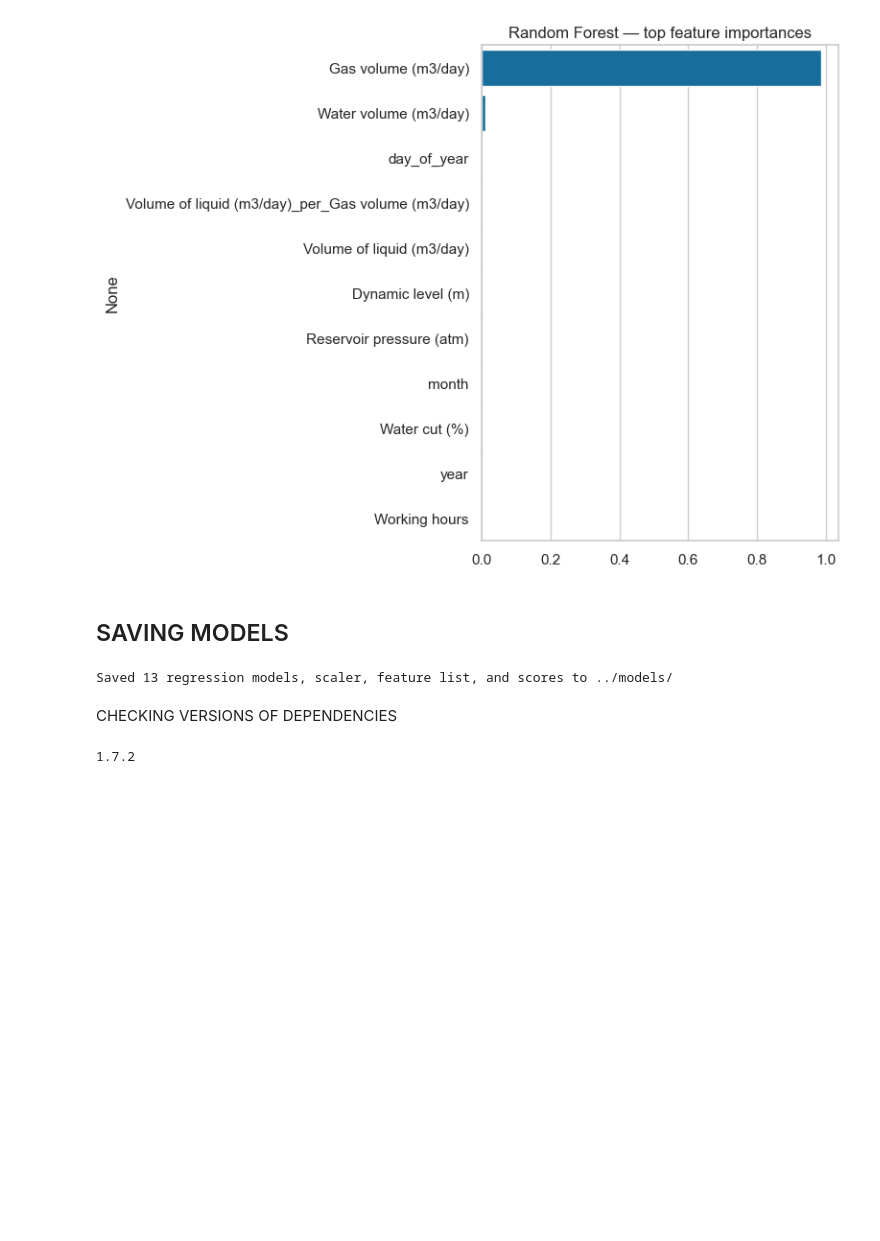
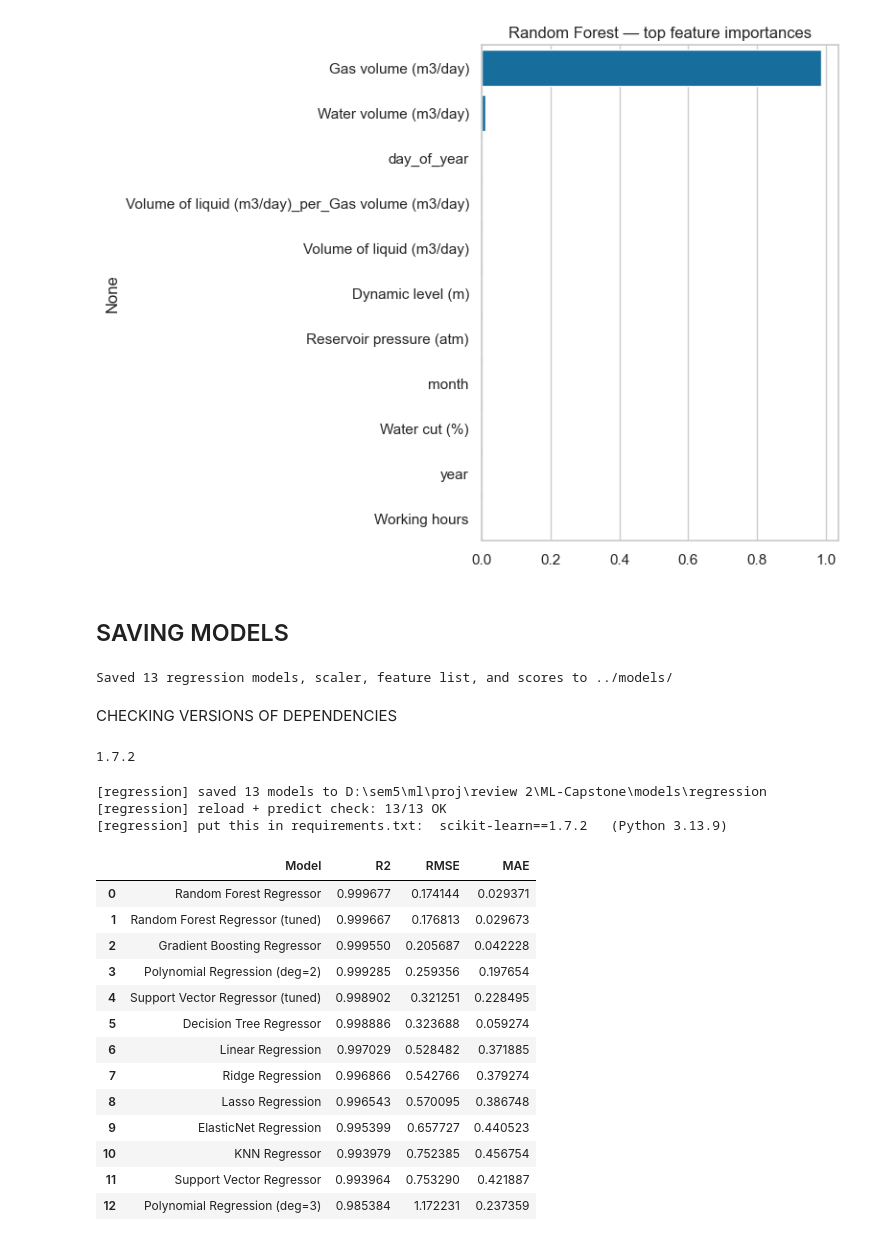
Before and after one commit to Kamalini29/ML-Capstone, a Jupyter notebook: notebooks/Regression.ipynb, the cells around one changed output. Drawn from its saved outputs; the diff is of its cells as text; code cells hidden in the pictures; blank space fills up the shorter version.

Commit message:
Update regression notebook

```diff
--- a/notebooks/Regression.ipynb
+++ b/notebooks/Regression.ipynb
@@ -812,3 +812,78 @@ import sklearn
 print(sklearn.__version__)
 # %% [output]
 1.7.2
+# %%
+# ══════════════════════════════════════════════════════════════════════
+# SAVE MODELS FOR THE GUI  (replaces the old single-pickle save)
+# Why: the old code put EVERY model in one dict inside one .pkl. If even one model (e.g. Gradient
+# Boosting) can't be unpickled under another scikit-learn version, the whole file fails to load.
+# Now: one .joblib per model + manifest.json (records the sklearn version) + a reload test right here.
+# ══════════════════════════════════════════════════════════════════════
+import joblib, json, re, platform, sklearn
+from pathlib import Path
+
+def save_track(track, models, features, scores_df, check_X, scaler=None, extras=None, models_root="../models"):
+    out = Path(models_root) / track
+    out.mkdir(parents=True, exist_ok=True)
+    for old in out.glob("*.joblib"):          # remove stale files from earlier runs
+        old.unlink()
+
+    manifest = {"track": track, "sklearn": sklearn.__version__,
+                "python": platform.python_version(), "models": {}, "extras": {}}
+    for name, model in models.items():
+        fn = re.sub(r"[^A-Za-z0-9]+", "_", name).strip("_") + ".joblib"
+        joblib.dump(model, out / fn)
+        manifest["models"][name] = fn
+    if scaler is not None:
+        joblib.dump(scaler, out / "scaler.joblib"); manifest["scaler"] = "scaler.joblib"
+    for key, obj in (extras or {}).items():
+        joblib.dump(obj, out / f"{key}.joblib"); manifest["extras"][key] = f"{key}.joblib"
+    (out / "features.json").write_text(json.dumps(list(features)))
+    scores_df.to_csv(out / "scores.csv", index=False)
+    (out / "manifest.json").write_text(json.dumps(manifest, indent=2))
+
+    # reload every file from disk and predict -> any problem shows up HERE, not later in the GUI
+    failed = []
+    for name, fn in manifest["models"].items():
+        try:
+            joblib.load(out / fn).predict(check_X)
+        except Exception as e:
+            failed.append(f"{name}: {type(e).__name__}: {e}")
+    print(f"[{track}] saved {len(models)} models to {out.resolve()}")
+    print(f"[{track}] reload + predict check: {len(models) - len(failed)}/{len(models)} OK")
+    for f in failed:
+        print("   FAILED ->", f)
+    print(f"[{track}] put this in requirements.txt:  scikit-learn=={sklearn.__version__}   (Python {platform.python_version()})")
+
+# ── Regression: add tuned models, score EVERY saved model, save ──────────
+all_regression_models["Random Forest Regressor (tuned)"] = rf_grid.best_estimator_
+all_regression_models["Support Vector Regressor (tuned)"] = svr_grid.best_estimator_
+
+rows = []
+for n, m in all_regression_models.items():       # the old results_df was built BEFORE the tuned models existed
+    p = m.predict(X_test_scaled)
+    rows.append({"Model": n, "R2": r2_score(y_test, p),
+                 "RMSE": mean_squared_error(y_test, p) ** 0.5, "MAE": mean_absolute_error(y_test, p)})
+scores_df = pd.DataFrame(rows).sort_values("R2", ascending=False).reset_index(drop=True)
+
+save_track("regression", all_regression_models, X_train_scaled.columns, scores_df,
+           check_X=X_test_scaled.head(3), scaler=scaler)
+scores_df
+# %% [output]
+[regression] saved 13 models to D:\sem5\ml\proj\review 2\ML-Capstone\models\regression
+[regression] reload + predict check: 13/13 OK
+[regression] put this in requirements.txt:  scikit-learn==1.7.2   (Python 3.13.9)
+|  | Model | R2 | RMSE | MAE |
+| 0 | Random Forest Regressor | 0.999677 | 0.174144 | 0.029371 |
+| 1 | Random Forest Regressor (tuned) | 0.999667 | 0.176813 | 0.029673 |
+| 2 | Gradient Boosting Regressor | 0.999550 | 0.205687 | 0.042228 |
+| 3 | Polynomial Regression (deg=2) | 0.999285 | 0.259356 | 0.197654 |
+| 4 | Support Vector Regressor (tuned) | 0.998902 | 0.321251 | 0.228495 |
+| 5 | Decision Tree Regressor | 0.998886 | 0.323688 | 0.059274 |
+| 6 | Linear Regression | 0.997029 | 0.528482 | 0.371885 |
+| 7 | Ridge Regression | 0.996866 | 0.542766 | 0.379274 |
+| 8 | Lasso Regression | 0.996543 | 0.570095 | 0.386748 |
+| 9 | ElasticNet Regression | 0.995399 | 0.657727 | 0.440523 |
+| 10 | KNN Regressor | 0.993979 | 0.752385 | 0.456754 |
+| 11 | Support Vector Regressor | 0.993964 | 0.753290 | 0.421887 |
+| 12 | Polynomial Regression (deg=3) | 0.985384 | 1.172231 | 0.237359 |
```
